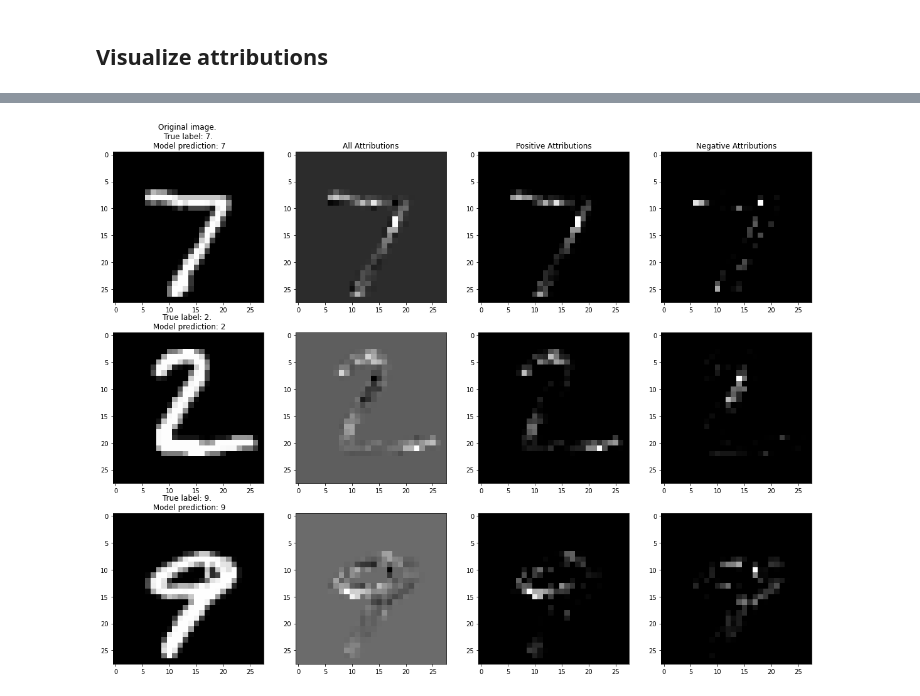
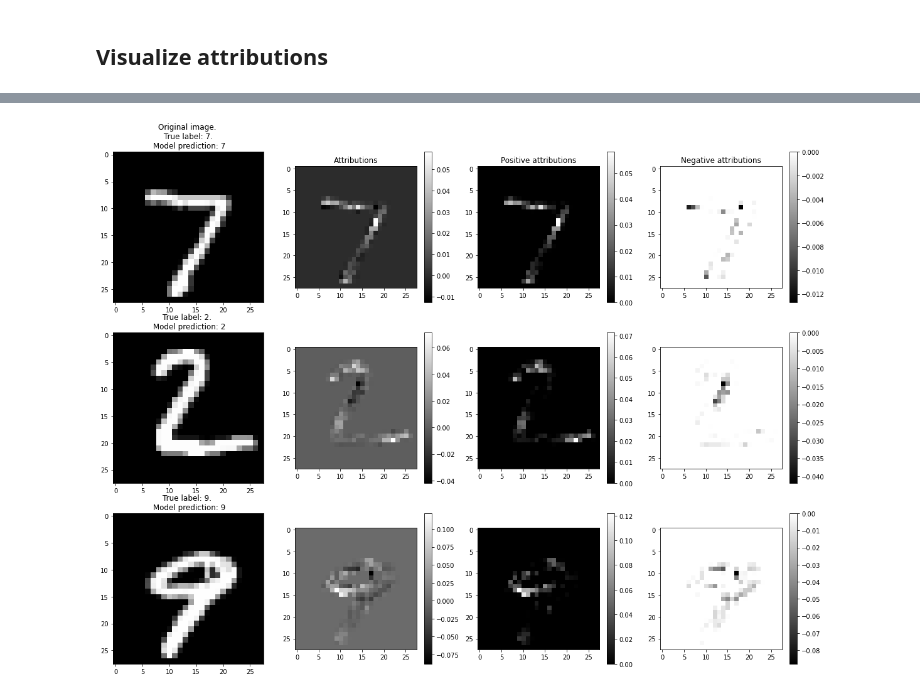
Before and after one commit to SeldonIO/alibi, a Jupyter notebook: examples/integrated_gradients_mnist.ipynb, the cells around one changed output, grey strips where cells are left out. Cells and saved outputs as stored; diff of their text form; code cells hidden in the pictures.

```diff
--- a/examples/integrated_gradients_mnist.ipynb
+++ b/examples/integrated_gradients_mnist.ipynb
@@ -230,6 +116,6 @@ explanation = ig.explain(X_test_red,
                          return_predictions=return_predictions)
 # %%
 # Get attributions values from the explanation object
-attributions = explanation.data['attributions']
+attrs = explanation.data['attributions']
 # %% [markdown]
 ## Visualize attributions
@@ -236,7 +131,7 @@ attributions = explanation.data['attributions']
 # %%
 label_idx_to_class_names = {l:l for l in test_labels}
 # %%
-plot_attributions(model, X_test, test_labels, attributions, label_idx_to_class_names,
-                  figsize=(20, 15), magnify_attrs=False, cmap='gray')
+plot_attributions(model, X_test, test_labels, attrs, label_idx_to_class_names,
+                  figsize=(20, 15), scale_attrs=False, cmap='gray')
 # %% [output]
-[figure, old version]
+[figure, new version]
```
Also changed, not shown: parts of 6 cells of this notebook, 2 other files.
